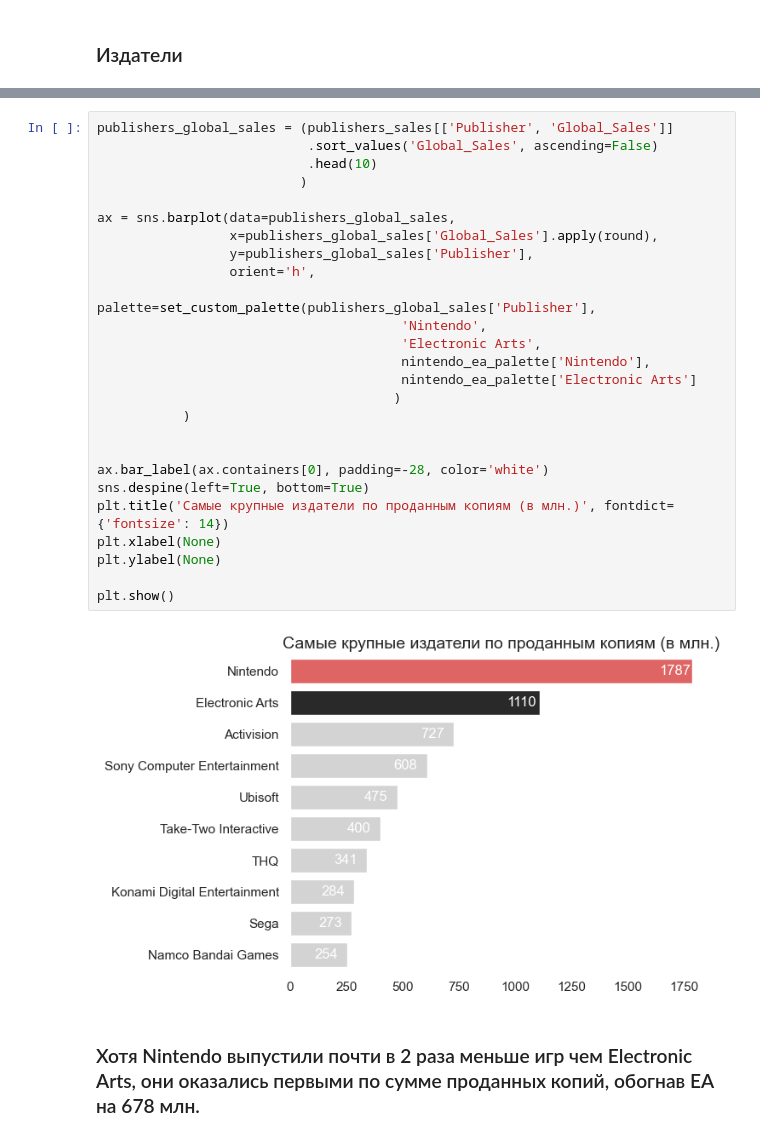
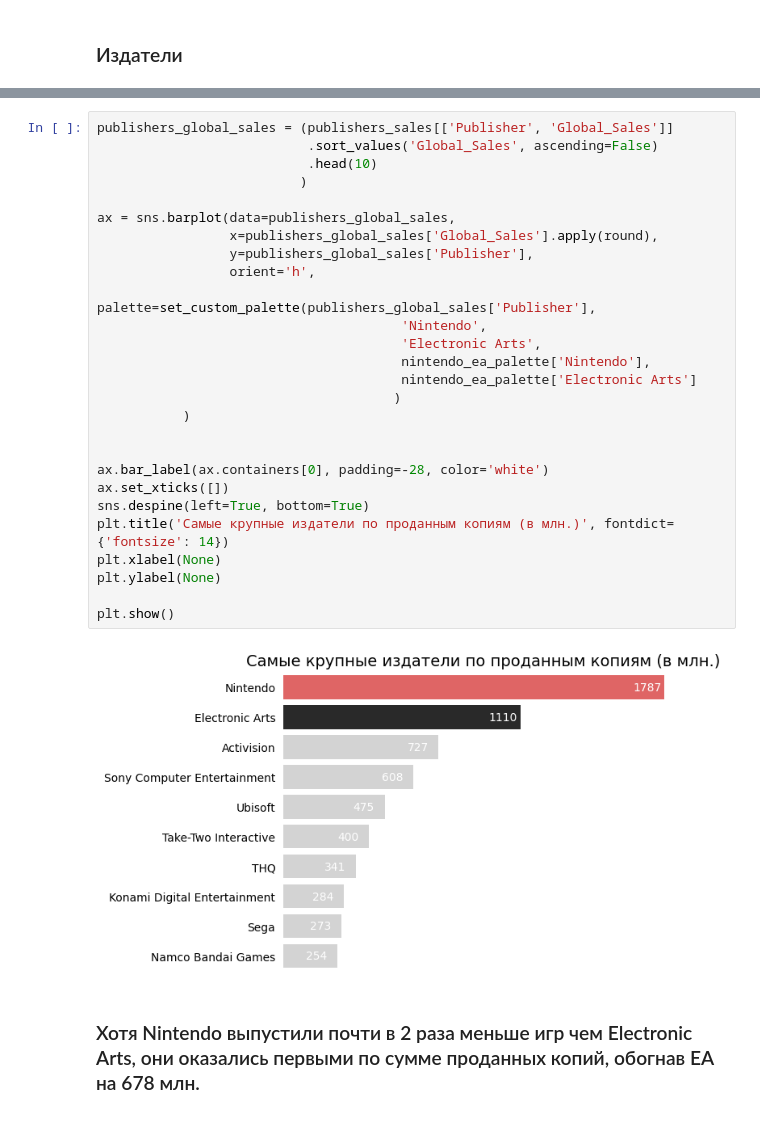
Before and after one commit to ekhavronina/data_analytics, a Jupyter notebook: video_games/video_game_sales_reboot.ipynb, the cells around one changed output, grey strips where cells are left out. Cells and saved outputs as stored; diff of their text form.

```diff
--- a/video_games/video_game_sales_reboot.ipynb
+++ b/video_games/video_game_sales_reboot.ipynb
@@ -325,31 +326,32 @@ plt.show()
 # %%
 publishers_global_sales = (publishers_sales[['Publisher', 'Global_Sales']]
                            .sort_values('Global_Sales', ascending=False)
                            .head(10)
                           )
 
 ax = sns.barplot(data=publishers_global_sales,
                  x=publishers_global_sales['Global_Sales'].apply(round),
                  y=publishers_global_sales['Publisher'],
                  orient='h',
                  palette=set_custom_palette(publishers_global_sales['Publisher'],
                                        'Nintendo',
                                        'Electronic Arts',
                                        nintendo_ea_palette['Nintendo'],
                                        nintendo_ea_palette['Electronic Arts']
                                       )
            )
 
 
 ax.bar_label(ax.containers[0], padding=-28, color='white')
+ax.set_xticks([])
 sns.despine(left=True, bottom=True)
 plt.title('Самые крупные издатели по проданным копиям (в млн.)', fontdict={'fontsize': 14})
 plt.xlabel(None)
 plt.ylabel(None)
 
 plt.show()
 # %% [output]
-[figure, old version]
+[figure, new version]
 # %% [markdown]
 ### Хотя Nintendo выпустили почти в 2 раза меньше игр чем Electronic Arts, они оказались первыми по сумме проданных копий, обогнав EA на 678 млн.
 # %% [markdown]
```
Also changed, not shown: parts of 19 cells of this notebook.
